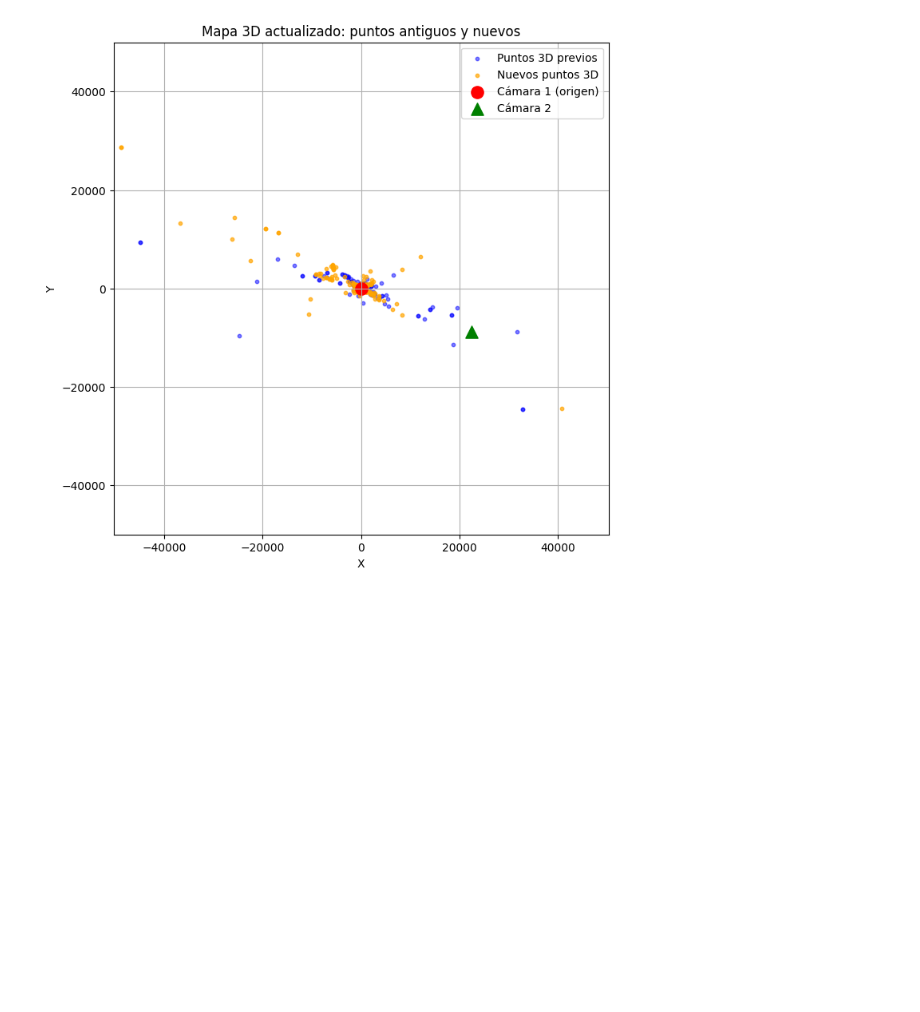
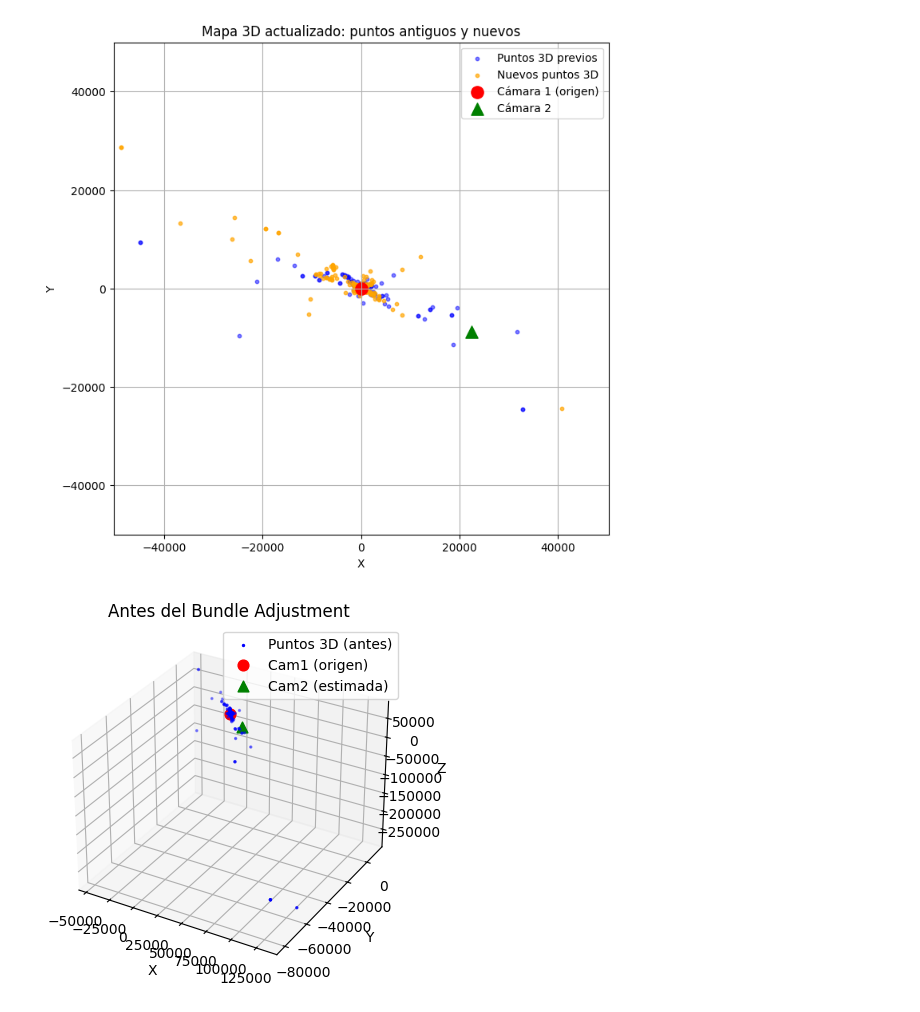
Before and after one commit to TomasD1az/I308_FP, a Jupyter notebook: demo.ipynb, the cells around one changed output. Drawn from its saved outputs; the diff is of its cells as text; code cells hidden in the pictures; blank space fills up the shorter version.

```diff
--- a/demo.ipynb
+++ b/demo.ipynb
@@ -308,3 +309,21 @@ Puntos seguidos desde frame 1: 166
 Nuevos keypoints en frame 2: 3346
 🔹 Nuevos puntos 3D triangulados en frame 2: (1461, 3)
 [figure]
+# %%
+from mpl_toolkits.mplot3d import Axes3D
+
+# --- Antes del Bundle Adjustment ---
+fig = plt.figure(figsize=(10, 6))
+ax = fig.add_subplot(121, projection='3d')
+ax.scatter(points_3d[:, 0], points_3d[:, 1], points_3d[:, 2], s=2, c='b', label='Puntos 3D (antes)')
+ax.scatter(0, 0, 0, c='r', marker='o', s=60, label='Cam1 (origen)')
+if 'cam2_pos' in locals():
+    ax.scatter(cam2_pos[0], cam2_pos[1], 0, c='g', marker='^', s=60, label='Cam2 (estimada)')
+ax.set_title('Antes del Bundle Adjustment')
+ax.set_xlabel('X')
+ax.set_ylabel('Y')
+ax.set_zlabel('Z')
+ax.legend()
+ax.grid(True)
+# %% [output]
+[figure, added]
```
Also changed, not shown: parts of 5 cells of this notebook.
